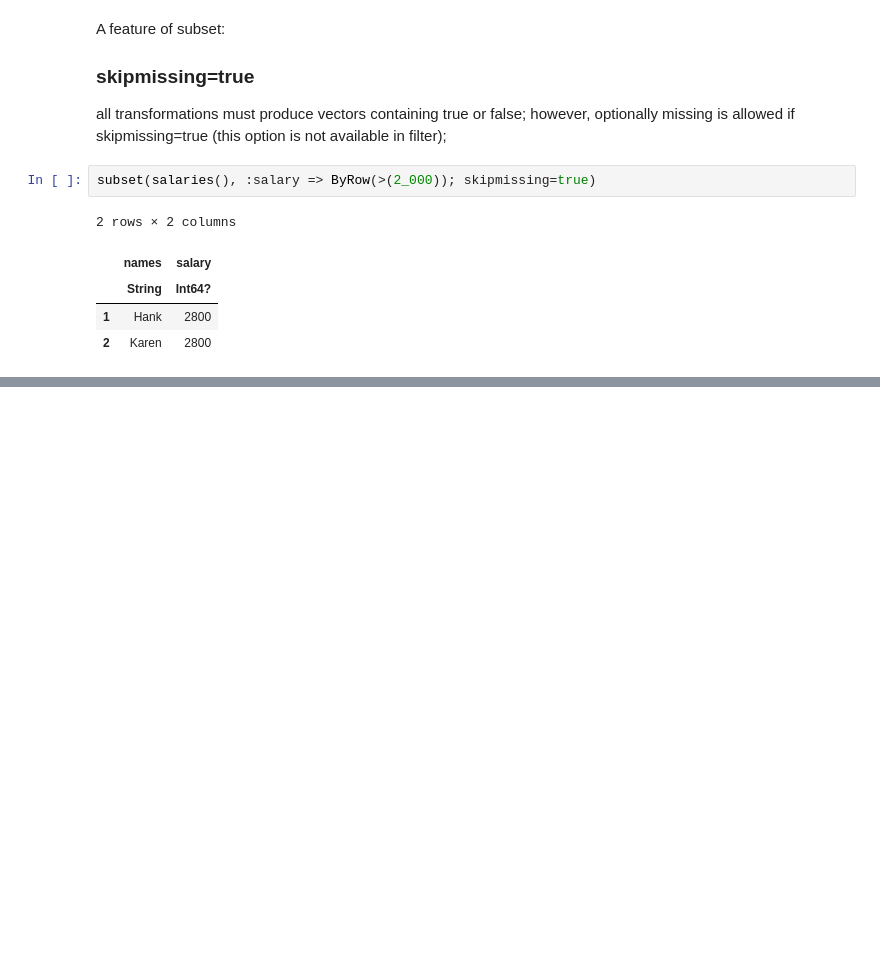
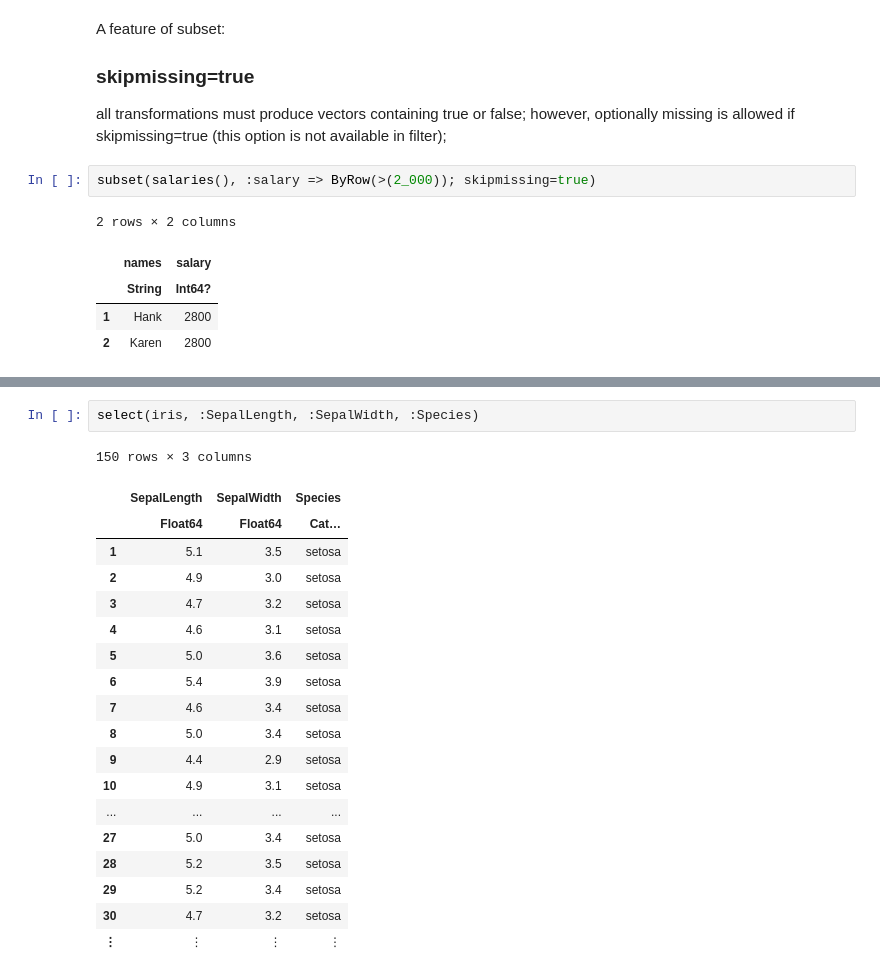
Before and after one commit to Rahul-YYC/data-science-machine-learning, a Jupyter notebook: DataFrames/Julia DataFrames Package.ipynb, the cells around one changed output, grey strips where cells are left out. Cells and saved outputs as stored; diff of their text form; blank space fills up the shorter version.

```diff
--- a/DataFrames/Julia DataFrames Package.ipynb
+++ b/DataFrames/Julia DataFrames Package.ipynb
@@ -467,0 +474,22 @@ subset(salaries(), :salary => ByRow(>(2_000)); skipmissing=true)
+# %%
+select(iris, :SepalLength, :SepalWidth, :Species)
+# %% [output]
+150 rows × 3 columns
+|  | SepalLength | SepalWidth | Species |
+|  | Float64 | Float64 | Cat… |
+| 1 | 5.1 | 3.5 | setosa |
+| 2 | 4.9 | 3.0 | setosa |
+| 3 | 4.7 | 3.2 | setosa |
+| 4 | 4.6 | 3.1 | setosa |
+| 5 | 5.0 | 3.6 | setosa |
+| 6 | 5.4 | 3.9 | setosa |
+| 7 | 4.6 | 3.4 | setosa |
+| 8 | 5.0 | 3.4 | setosa |
+| 9 | 4.4 | 2.9 | setosa |
+| 10 | 4.9 | 3.1 | setosa |
+| ... | ... | ... | ... |
+| 27 | 5.0 | 3.4 | setosa |
+| 28 | 5.2 | 3.5 | setosa |
+| 29 | 5.2 | 3.4 | setosa |
+| 30 | 4.7 | 3.2 | setosa |
+| ⋮ | ⋮ | ⋮ | ⋮ |
```
Also changed, not shown: parts of 19 cells of this notebook.
